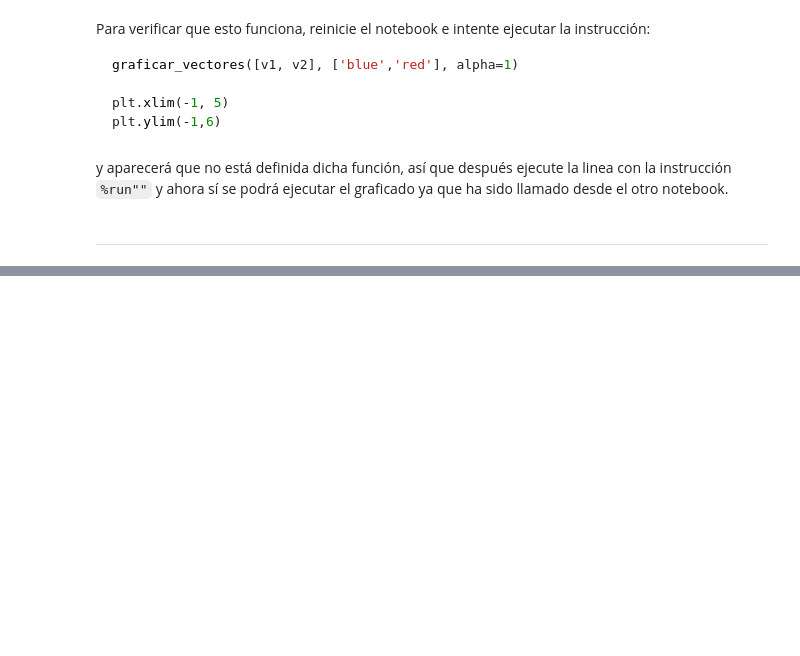
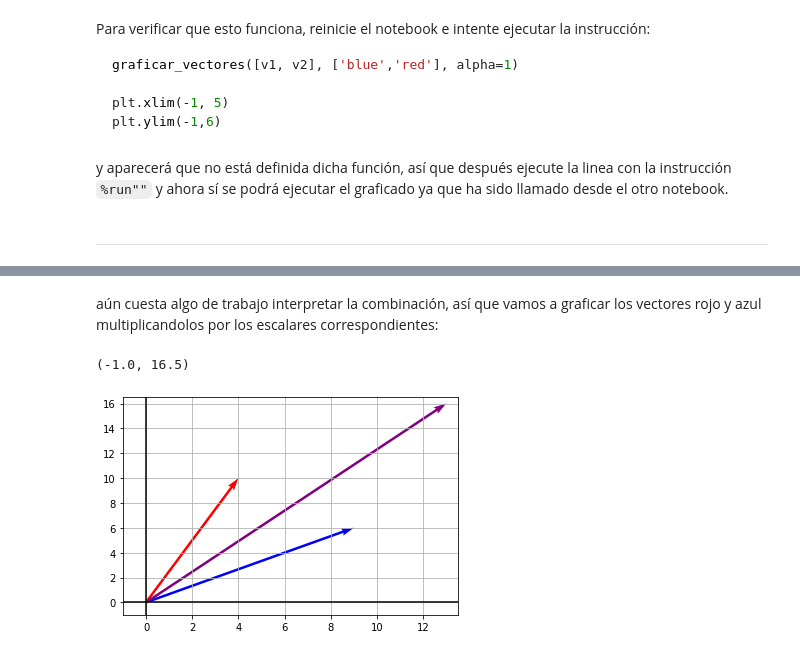
Before and after one commit to abdielgv162/Data-Science-Machine-Learning-Notes, a Jupyter notebook: Fundamentos_de_Algebra_Lineal_con_Python/Fundamentos_Algebra_Lineal_con_Python.ipynb, the cells around one changed output, grey strips where cells are left out. Cells and saved outputs as stored; diff of their text form; code cells hidden in the pictures; blank space fills up the shorter version.

```diff
--- a/Fundamentos_de_Algebra_Lineal_con_Python/Fundamentos_Algebra_Lineal_con_Python.ipynb
+++ b/Fundamentos_de_Algebra_Lineal_con_Python/Fundamentos_Algebra_Lineal_con_Python.ipynb
@@ -1433,0 +1493,9 @@ y aparecerá que no está definida dicha función, así que después ejecute la
+# %% [markdown]
+aún cuesta algo de trabajo interpretar la combinación, así que vamos a graficar los vectores rojo y azul multiplicandolos por los escalares correspondientes:
+# %%
+graficar_vectores([2*v1,3*v2,v1v2], color = ['red','blue','purple'], alpha = 1)
+plt.xlim(-1,13.5)
+plt.ylim(-1,16.5)
+# %% [output]
+(-1.0, 16.5)
+[figure, added]
```
Also changed, not shown: parts of 115 cells of this notebook.
